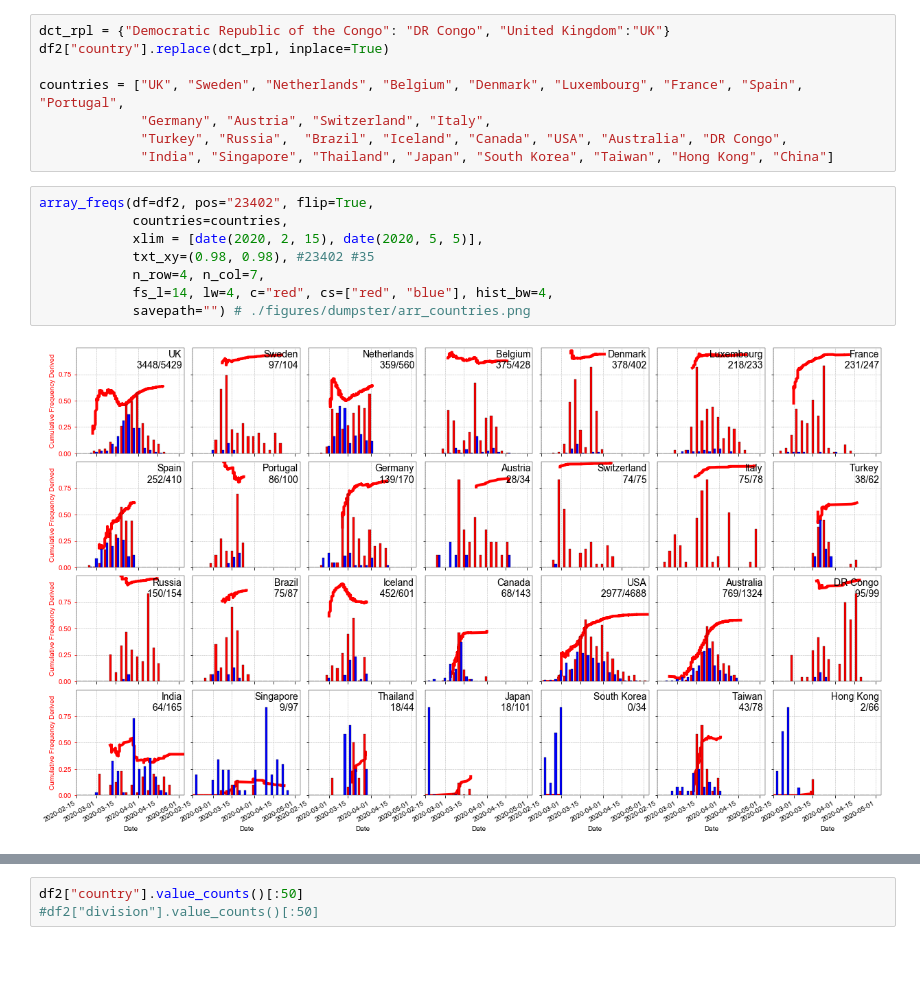
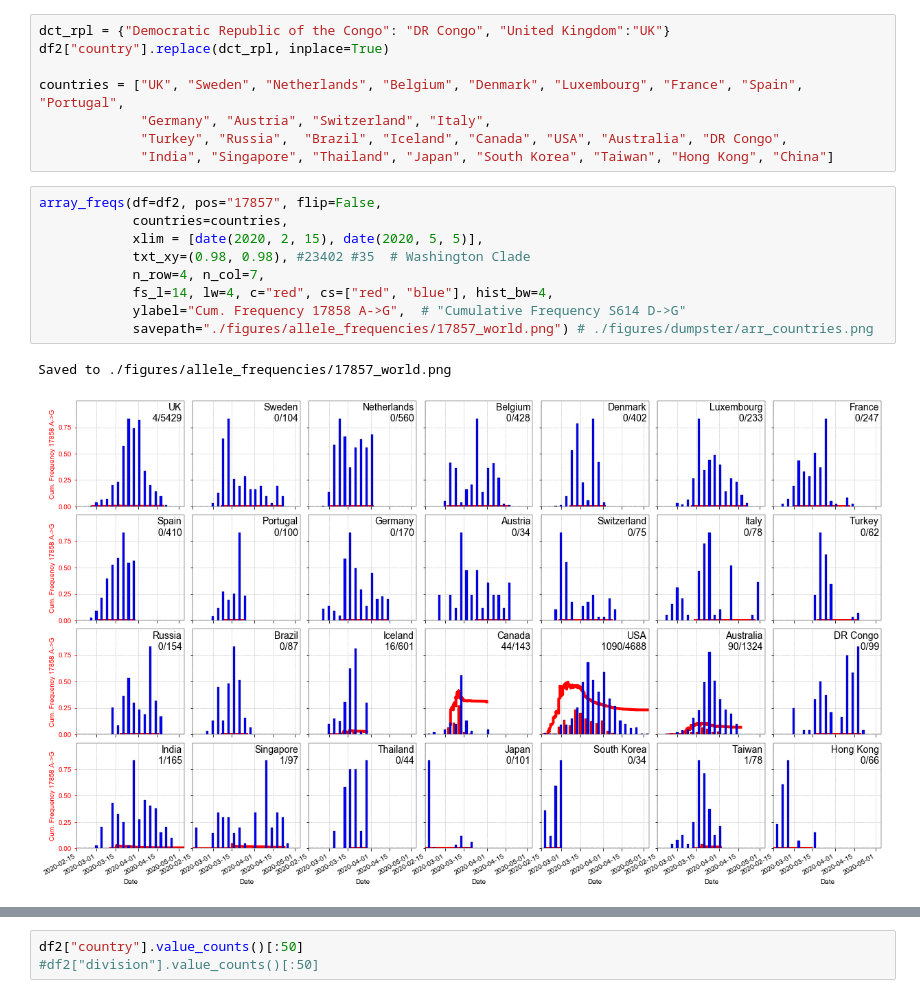
Before and after one commit to hringbauer/covid19_data, a Jupyter notebook: notebooks/figures/plot_all_freqs.ipynb, the cells around one changed output, grey strips where cells are left out. Drawn from its saved outputs; the diff is of its cells as text; blank space fills up the shorter version.

```diff
--- a/notebooks/figures/plot_all_freqs.ipynb
+++ b/notebooks/figures/plot_all_freqs.ipynb
@@ -360,15 +282,17 @@ countries = ["UK", "Sweden", "Netherlands", "Belgium", "Denmark", "Luxembourg",
              "Turkey", "Russia",  "Brazil", "Iceland", "Canada", "USA", "Australia", "DR Congo",
              "India", "Singapore", "Thailand", "Japan", "South Korea", "Taiwan", "Hong Kong", "China"]
 # %%
-array_freqs(df=df2, pos="23402", flip=True,
+array_freqs(df=df2, pos="17857", flip=False,
             countries=countries,
             xlim = [date(2020, 2, 15), date(2020, 5, 5)],
-            txt_xy=(0.98, 0.98), #23402 #35
+            txt_xy=(0.98, 0.98), #23402 #35  # Washington Clade
             n_row=4, n_col=7,
             fs_l=14, lw=4, c="red", cs=["red", "blue"], hist_bw=4,
-            savepath="") # ./figures/dumpster/arr_countries.png
+            ylabel="Cum. Frequency 17858 A->G",  # "Cumulative Frequency S614 D->G"
+            savepath="./figures/allele_frequencies/17857_world.png") # ./figures/dumpster/arr_countries.png
 # %% [output]
+Saved to ./figures/allele_frequencies/17857_world.png
-[figure, old version]
+[figure, new version]
 # %%
 regions = ["Washington", "California", "Utah", "Wisconsin",
            "Minnesota", "New York", "Virginia", "Connecticut",
```
Also changed, not shown: parts of 10 cells of this notebook.
